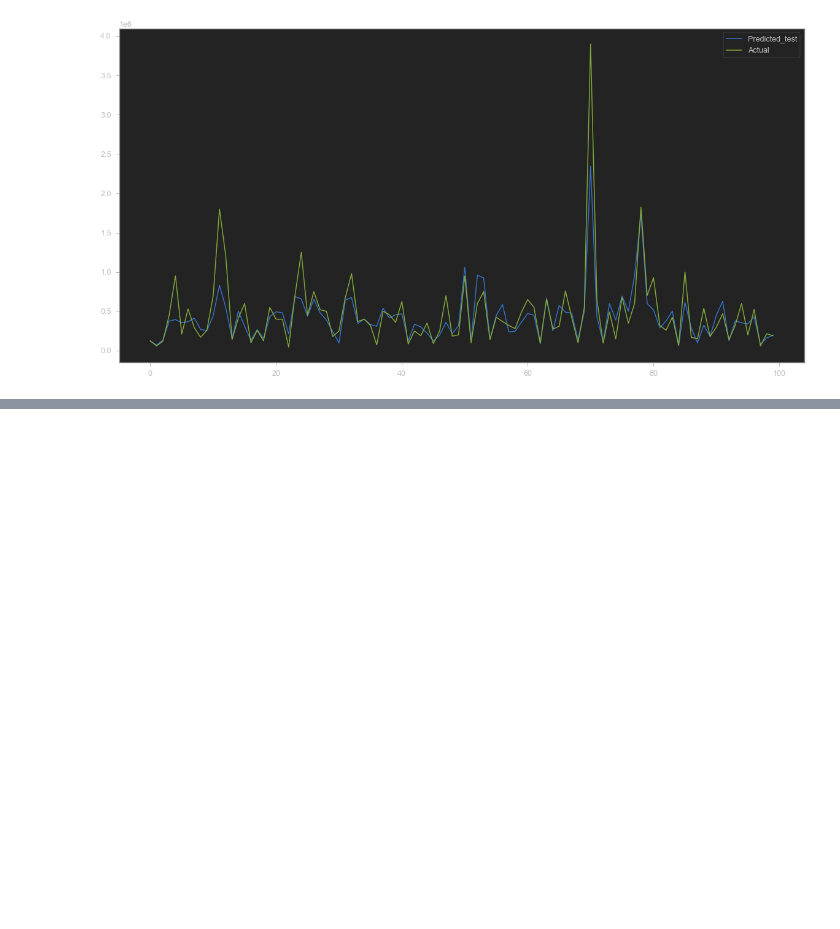
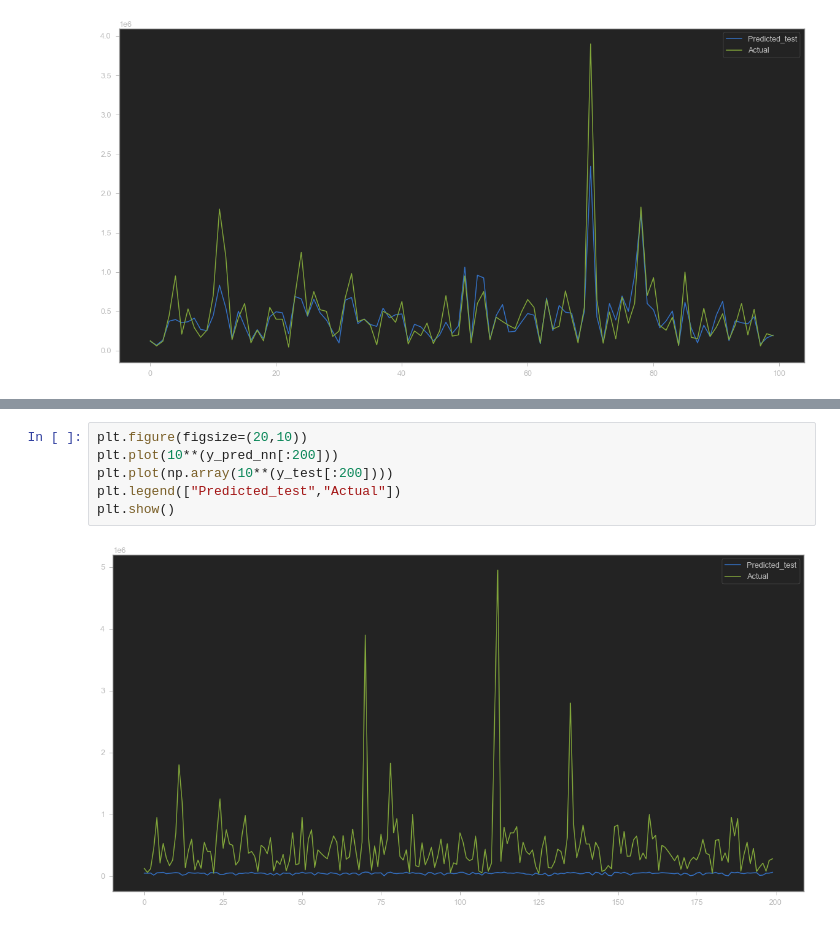
Before and after one commit to ajeet-kumar1087/Car-price-prediction, a Jupyter notebook: CarDekho price estimation/CarDekho(Linear_regression).ipynb, the cells around one changed output, grey strips where cells are left out. Drawn from its saved outputs; the diff is of its cells as text; blank space fills up the shorter version.

```diff
--- a/CarDekho price estimation/CarDekho(Linear_regression).ipynb
+++ b/CarDekho price estimation/CarDekho(Linear_regression).ipynb
@@ -381,0 +443,8 @@ plt.show()
+# %%
+plt.figure(figsize=(20,10))
+plt.plot(10**(y_pred_nn[:200]))
+plt.plot(np.array(10**(y_test[:200])))
+plt.legend(["Predicted_test","Actual"])
+plt.show()
+# %% [output]
+[figure, added]
```
Also changed, not shown: parts of 8 cells of this notebook.
